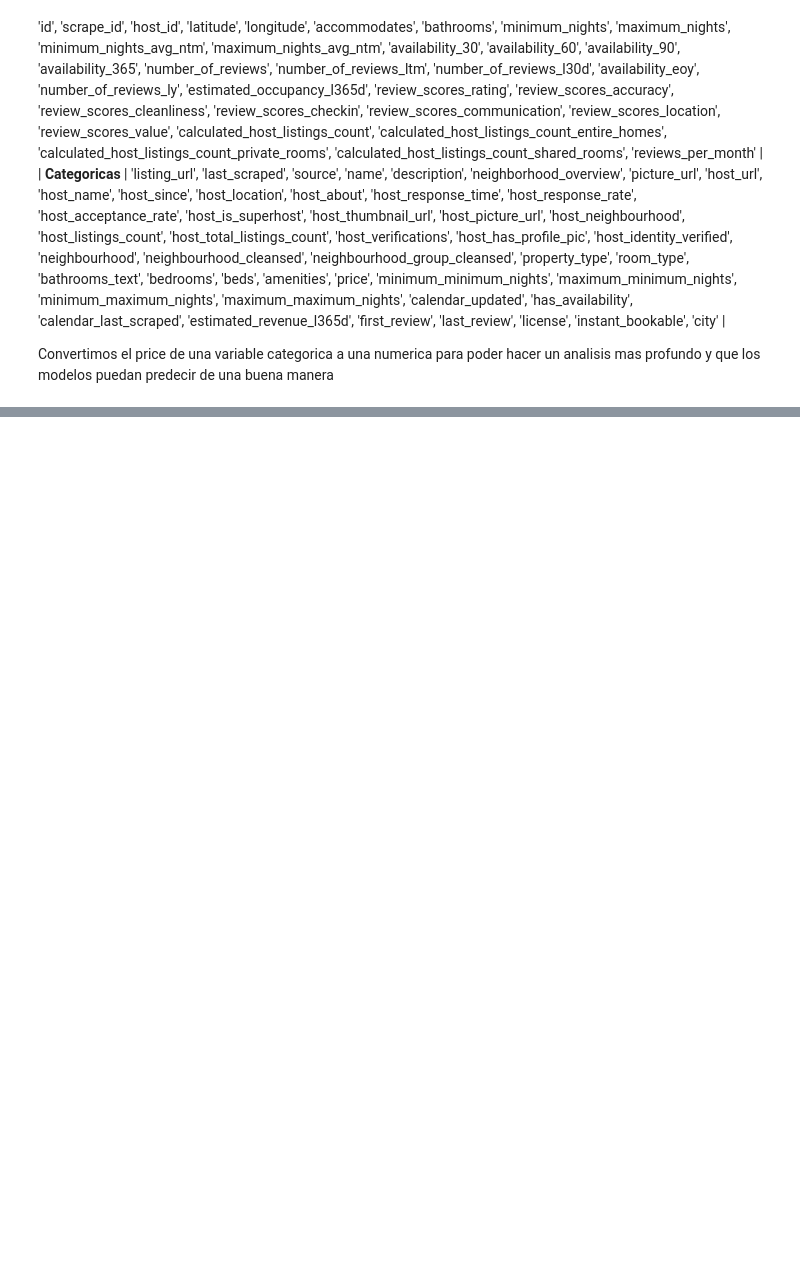
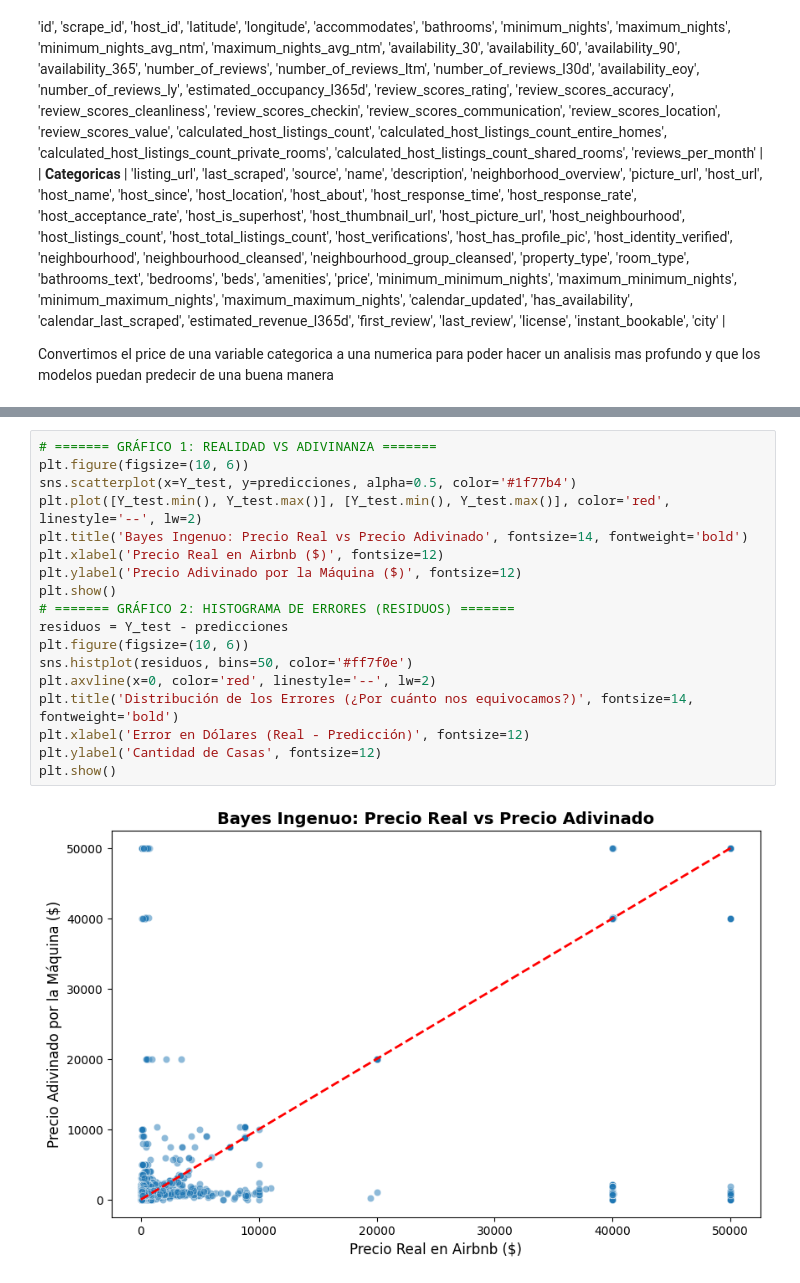
Before and after one commit to Vann06/Mineria_Datos, a Jupyter notebook: Bayes_Ingenuo.ipynb, the cells around one changed output, grey strips where cells are left out. Cells and saved outputs as stored; diff of their text form; blank space fills up the shorter version.

```diff
--- a/Bayes_Ingenuo.ipynb
+++ b/Bayes_Ingenuo.ipynb
@@ -101,0 +225,20 @@ Total de Nulos restantes: 0
+# %%
+# ======= GRÁFICO 1: REALIDAD VS ADIVINANZA =======
+plt.figure(figsize=(10, 6))
+sns.scatterplot(x=Y_test, y=predicciones, alpha=0.5, color='#1f77b4')
+plt.plot([Y_test.min(), Y_test.max()], [Y_test.min(), Y_test.max()], color='red', linestyle='--', lw=2)
+plt.title('Bayes Ingenuo: Precio Real vs Precio Adivinado', fontsize=14, fontweight='bold')
+plt.xlabel('Precio Real en Airbnb ($)', fontsize=12)
+plt.ylabel('Precio Adivinado por la Máquina ($)', fontsize=12)
+plt.show()
+# ======= GRÁFICO 2: HISTOGRAMA DE ERRORES (RESIDUOS) =======
+residuos = Y_test - predicciones
+plt.figure(figsize=(10, 6))
+sns.histplot(residuos, bins=50, color='#ff7f0e')
+plt.axvline(x=0, color='red', linestyle='--', lw=2)
+plt.title('Distribución de los Errores (¿Por cuánto nos equivocamos?)', fontsize=14, fontweight='bold')
+plt.xlabel('Error en Dólares (Real - Predicción)', fontsize=12)
+plt.ylabel('Cantidad de Casas', fontsize=12)
+plt.show()
+# %% [output]
+[figure, added]
```
Also changed, not shown: parts of 13 cells of this notebook.
